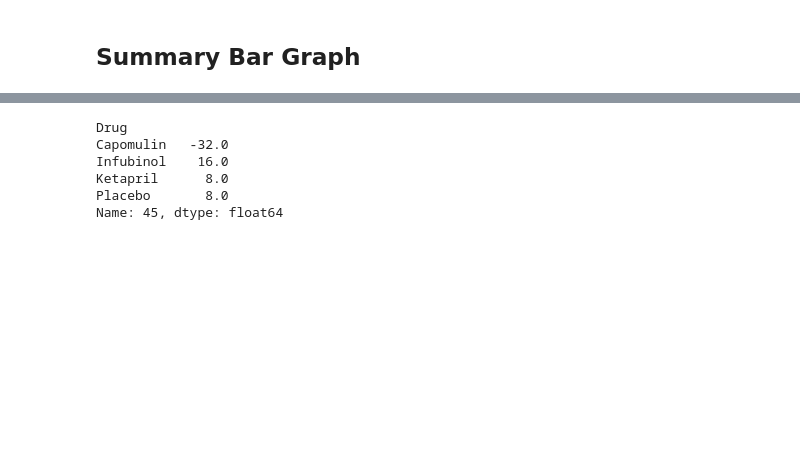
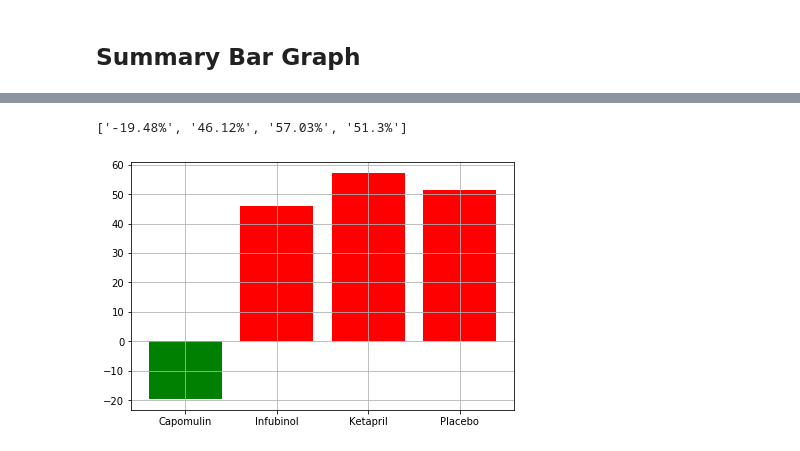
Before and after one commit to mokerlund/matplotlib-challenge, a Jupyter notebook: Pymaceuticals/pymaceuticals.ipynb, the cells around one changed output, grey strips where cells are left out. Cells and saved outputs as stored; diff of their text form; code cells hidden in the pictures; blank space fills up the shorter version.

```diff
--- a/Pymaceuticals/pymaceuticals.ipynb
+++ b/Pymaceuticals/pymaceuticals.ipynb
@@ -269,28 +259,50 @@ Name: 45, dtype: float64
-# %%
-# Store all Relevant Percent Changes into a Tuple
-survival_rate = (survival_mean)
-survival_rate
-
-# Splice the data between passing and failing drugs
-
-
-# Orient widths. Add labels, tick marks, etc.
-
-
-# Use functions to label the percentages of changes
-
-
-# Call functions to implement the function calls
-
-
-# Save the Figure
-
-# Show the Figure
-# fig.show()
-# %% [output]
-Drug
-Capomulin   -32.0
-Infubinol    16.0
-Ketapril      8.0
-Placebo       8.0
-Name: 45, dtype: float64
+# %%
+# Calculate the percent changes for each drug
+tumor_volume = tumor_volume.reset_index(drop=True)
+
+tumor_volume_change = tumor_volume.iloc[-1] - tumor_volume.iloc[0]
+
+tumor_volume_percent_change = (tumor_volume_change / tumor_volume.iloc[0]) * 100
+
+# # Display the data to confirm
+percent_change_list = tumor_volume_percent_change.tolist()
+percent_change_list_index = tumor_volume_percent_change.index.tolist()
+
+percent_values = []
+
+for i in percent_change_list:
+    value = round(i, 2)
+    percent_values.append(str(value)+ '%')
+
+percent_values
+# %% [output]
+['-19.48%', '46.12%', '57.03%', '51.3%']
+# %%
+# Store all Relevant Percent Changes into a Tuple
+
+colors = ["green", "red", "red", "red"]
+
+x_axis = np.arange(0, 4)
+tick_locations = []
+for x in x_axis:
+    tick_locations.append(x)
+
+ax.set_title("Metastatic Change by Treatment")
+ax.set_xlabel("Treatment")
+ax.set_ylabel("% Tumor Volume Change")
+ax.set_xticklabels(percent_values)
+
+
+ax.set_xlim(-0.75, len(percent_change_list_index)-.25)
+ax.set_ylim(-30, 60)
+
+plt.bar(x_axis, percent_change_list, color=colors, align="center")
+plt.xticks(tick_locations, percent_change_list_index)
+plt.tight_layout()
+
+plt.grid()
+
+# Show the Figure
+fig.show()
+# %% [output]
+[figure, added]
```
Also changed, not shown: parts of 3 cells of this notebook.
